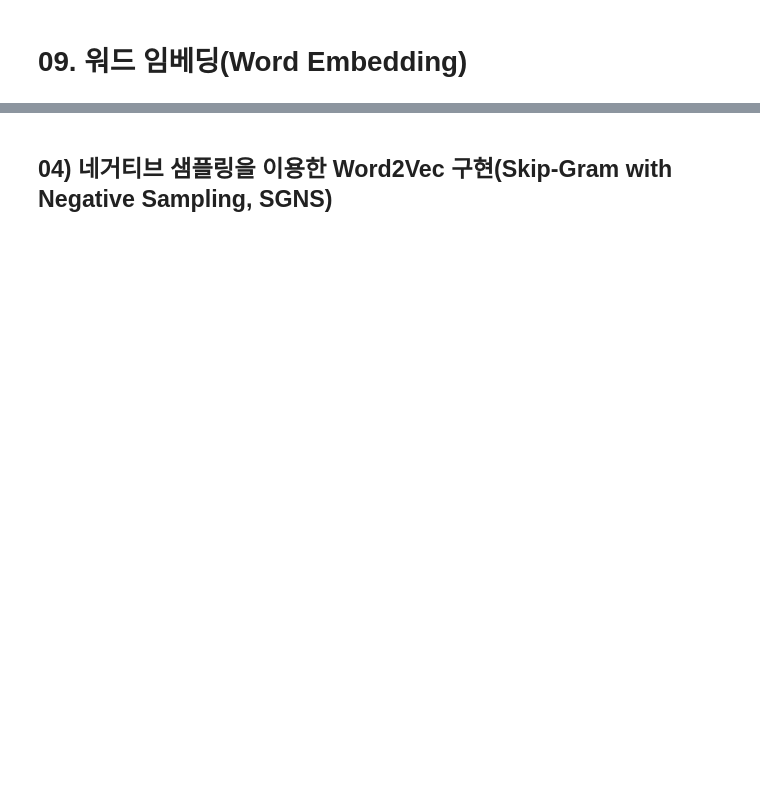
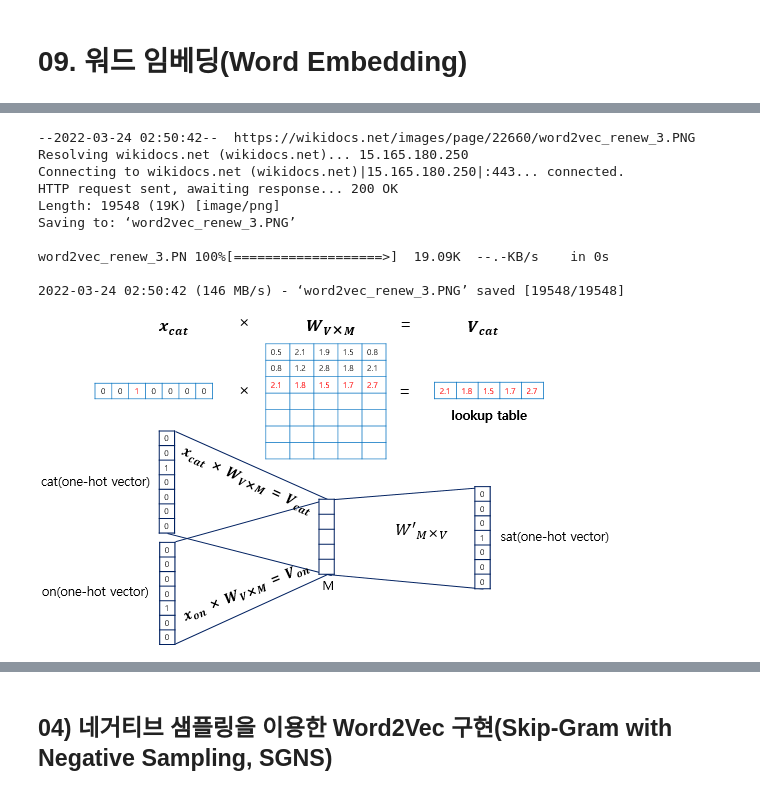
Before and after one commit to euneun316/NLP-Study, a Jupyter notebook: tensorflow-nlp-tutorial/Word_Embedding.ipynb, the cells around one changed output, grey strips where cells are left out. Drawn from its saved outputs; the diff is of its cells as text; code cells hidden in the pictures; blank space fills up the shorter version.

```diff
--- a/tensorflow-nlp-tutorial/Word_Embedding.ipynb
+++ b/tensorflow-nlp-tutorial/Word_Embedding.ipynb
@@ -6,0 +138,16 @@
+# %%
+!wget https://wikidocs.net/images/page/22660/word2vec_renew_3.PNG
+from IPython.display import Image
+Image("word2vec_renew_3.PNG")
+# %% [output]
+--2022-03-24 02:50:42--  https://wikidocs.net/images/page/22660/word2vec_renew_3.PNG
+Resolving wikidocs.net (wikidocs.net)... 15.165.180.250
+Connecting to wikidocs.net (wikidocs.net)|15.165.180.250|:443... connected.
+HTTP request sent, awaiting response... 200 OK
+Length: 19548 (19K) [image/png]
+Saving to: ‘word2vec_renew_3.PNG’
+
+word2vec_renew_3.PN 100%[===================>]  19.09K  --.-KB/s    in 0s
+
+2022-03-24 02:50:42 (146 MB/s) - ‘word2vec_renew_3.PNG’ saved [19548/19548]
+[figure, added]
```
Also changed, not shown: parts of 206 cells of this notebook.
